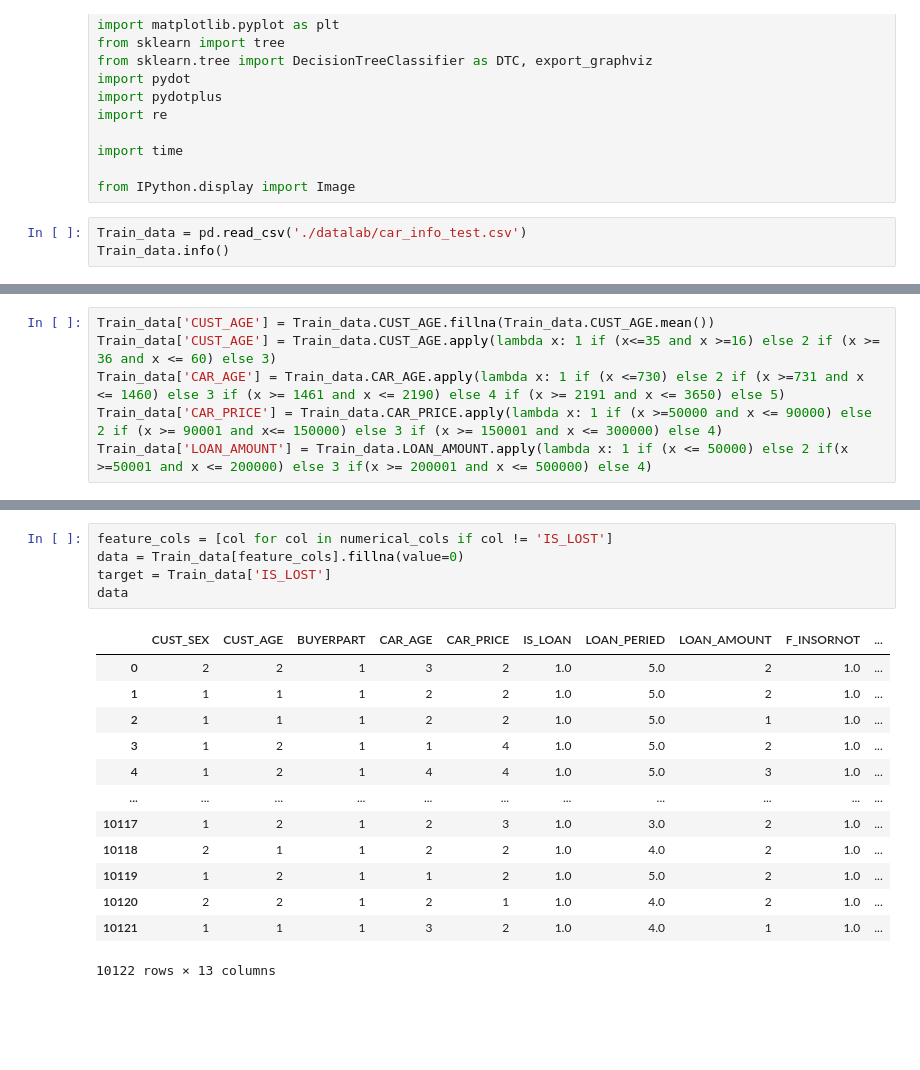
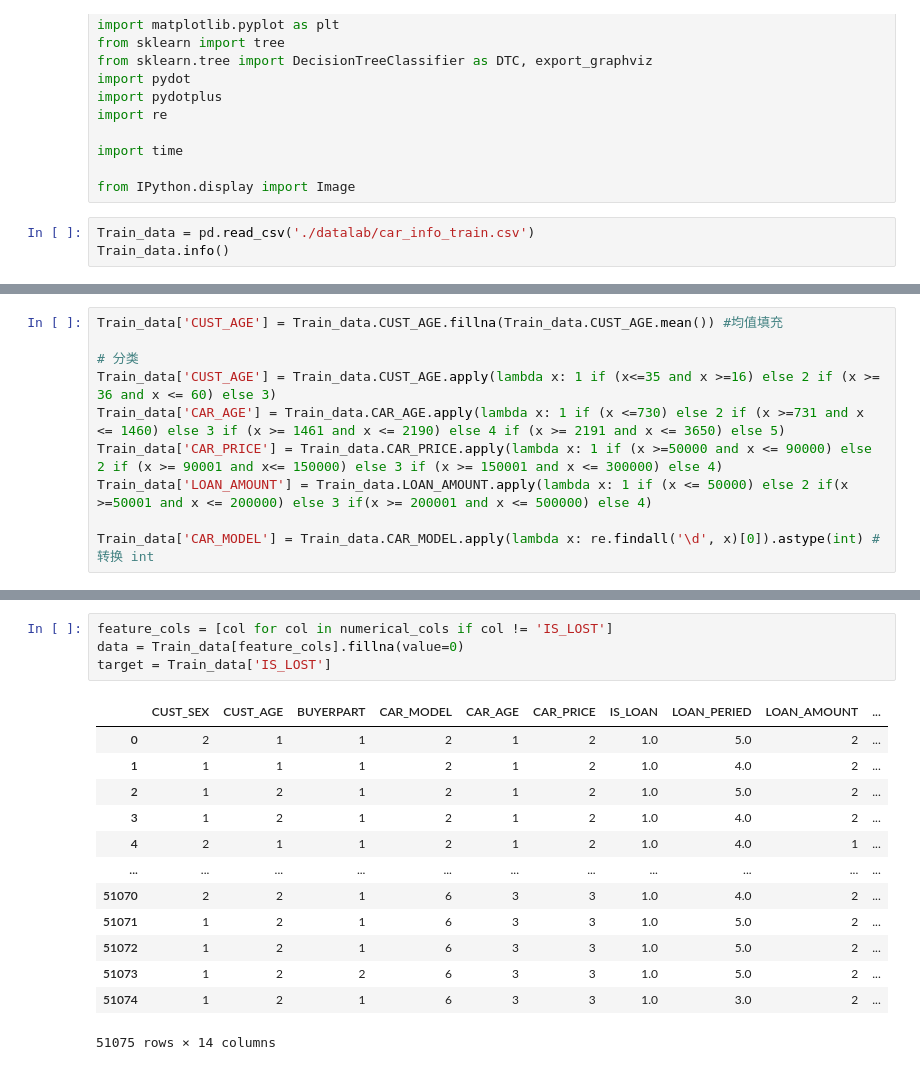
Before and after one commit to fralychen/TianchiData, a Jupyter notebook: 未命名.ipynb, the cells around one changed output, grey strips where cells are left out. Cells and saved outputs as stored; diff of their text form; blank space fills up the shorter version.

```diff
--- a/未命名.ipynb
+++ b/未命名.ipynb
@@ -14,7 +14,7 @@ import time
 
 from IPython.display import Image
 # %%
-Train_data = pd.read_csv('./datalab/car_info_test.csv')
+Train_data = pd.read_csv('./datalab/car_info_train.csv')
 Train_data.info()
 # %% [output]
 <class 'pandas.core.frame.DataFrame'>
@@ -37,7 +37,11 @@ memory usage: 1.4+ MB
 # %%
-Train_data['CUST_AGE'] = Train_data.CUST_AGE.fillna(Train_data.CUST_AGE.mean())
+Train_data['CUST_AGE'] = Train_data.CUST_AGE.fillna(Train_data.CUST_AGE.mean()) #均值填充
+
+# 分类
 Train_data['CUST_AGE'] = Train_data.CUST_AGE.apply(lambda x: 1 if (x<=35 and x >=16) else 2 if (x >= 36 and x <= 60) else 3)
 Train_data['CAR_AGE'] = Train_data.CAR_AGE.apply(lambda x: 1 if (x <=730) else 2 if (x >=731 and x <= 1460) else 3 if (x >= 1461 and x <= 2190) else 4 if (x >= 2191 and x <= 3650) else 5)
 Train_data['CAR_PRICE'] = Train_data.CAR_PRICE.apply(lambda x: 1 if (x >=50000 and x <= 90000) else 2 if (x >= 90001 and x<= 150000) else 3 if (x >= 150001 and x <= 300000) else 4)
 Train_data['LOAN_AMOUNT'] = Train_data.LOAN_AMOUNT.apply(lambda x: 1 if (x <= 50000) else 2 if(x >=50001 and x <= 200000) else 3 if(x >= 200001 and x <= 500000) else 4)
+
+Train_data['CAR_MODEL'] = Train_data.CAR_MODEL.apply(lambda x: re.findall('\d', x)[0]).astype(int) #转换 int
 # %%
@@ -84,19 +92,18 @@ dtype: bool
 # %%
 feature_cols = [col for col in numerical_cols if col != 'IS_LOST']
 data = Train_data[feature_cols].fillna(value=0)
 target = Train_data['IS_LOST']
-data
 # %% [output]
-|  | CUST_SEX | CUST_AGE | BUYERPART | CAR_AGE | CAR_PRICE | IS_LOAN | LOAN_PERIED | LOAN_AMOUNT | F_INSORNOT | ... |
-| 0 | 2 | 2 | 1 | 3 | 2 | 1.0 | 5.0 | 2 | 1.0 | ... |
-| 1 | 1 | 1 | 1 | 2 | 2 | 1.0 | 5.0 | 2 | 1.0 | ... |
-| 2 | 1 | 1 | 1 | 2 | 2 | 1.0 | 5.0 | 1 | 1.0 | ... |
-| 3 | 1 | 2 | 1 | 1 | 4 | 1.0 | 5.0 | 2 | 1.0 | ... |
-| 4 | 1 | 2 | 1 | 4 | 4 | 1.0 | 5.0 | 3 | 1.0 | ... |
+|  | CUST_SEX | CUST_AGE | BUYERPART | CAR_MODEL | CAR_AGE | CAR_PRICE | IS_LOAN | LOAN_PERIED | LOAN_AMOUNT | ... |
+| 0 | 2 | 1 | 1 | 2 | 1 | 2 | 1.0 | 5.0 | 2 | ... |
+| 1 | 1 | 1 | 1 | 2 | 1 | 2 | 1.0 | 4.0 | 2 | ... |
+| 2 | 1 | 2 | 1 | 2 | 1 | 2 | 1.0 | 5.0 | 2 | ... |
+| 3 | 1 | 2 | 1 | 2 | 1 | 2 | 1.0 | 4.0 | 2 | ... |
+| 4 | 2 | 1 | 1 | 2 | 1 | 2 | 1.0 | 4.0 | 1 | ... |
 | ... | ... | ... | ... | ... | ... | ... | ... | ... | ... | ... |
-| 10117 | 1 | 2 | 1 | 2 | 3 | 1.0 | 3.0 | 2 | 1.0 | ... |
-| 10118 | 2 | 1 | 1 | 2 | 2 | 1.0 | 4.0 | 2 | 1.0 | ... |
-| 10119 | 1 | 2 | 1 | 1 | 2 | 1.0 | 5.0 | 2 | 1.0 | ... |
-| 10120 | 2 | 2 | 1 | 2 | 1 | 1.0 | 4.0 | 2 | 1.0 | ... |
-| 10121 | 1 | 1 | 1 | 3 | 2 | 1.0 | 4.0 | 1 | 1.0 | ... |
+| 51070 | 2 | 2 | 1 | 6 | 3 | 3 | 1.0 | 4.0 | 2 | ... |
+| 51071 | 1 | 2 | 1 | 6 | 3 | 3 | 1.0 | 5.0 | 2 | ... |
+| 51072 | 1 | 2 | 1 | 6 | 3 | 3 | 1.0 | 5.0 | 2 | ... |
+| 51073 | 1 | 2 | 2 | 6 | 3 | 3 | 1.0 | 5.0 | 2 | ... |
+| 51074 | 1 | 2 | 1 | 6 | 3 | 3 | 1.0 | 3.0 | 2 | ... |
-10122 rows × 13 columns
+51075 rows × 14 columns
```
Also changed, not shown: parts of 10 cells of this notebook, 3 other files.
